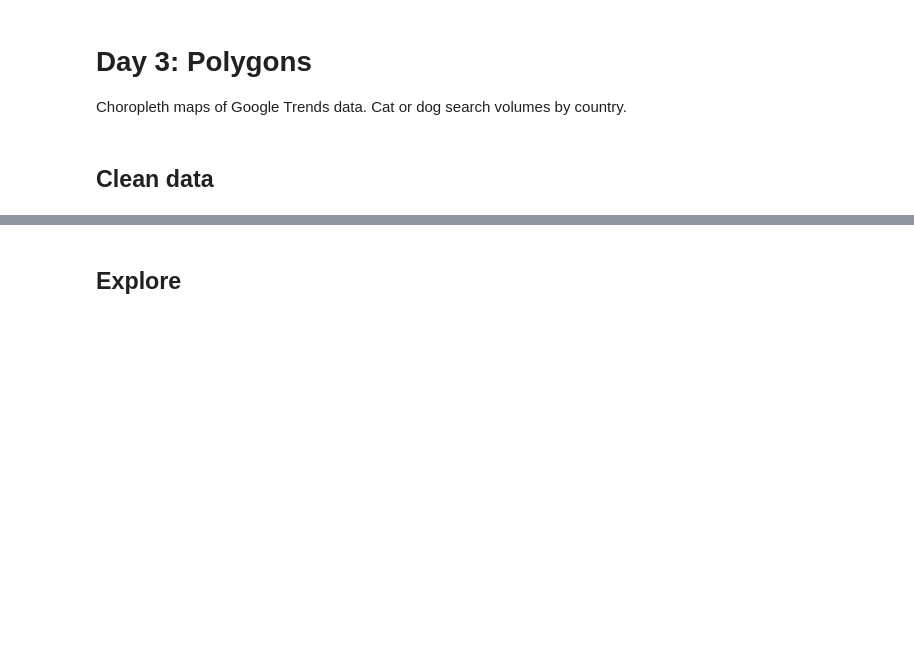
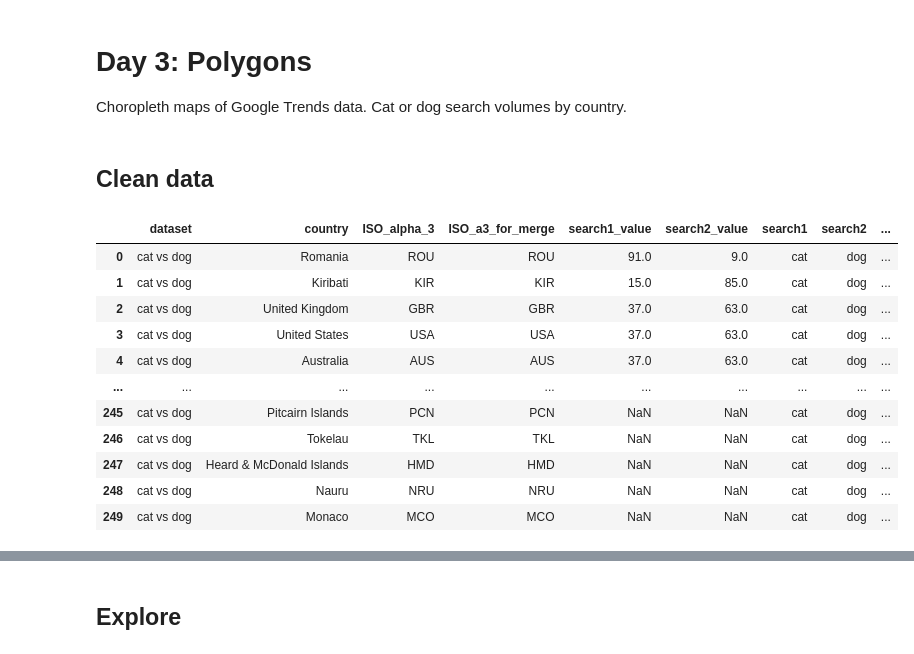
Before and after one commit to Lisa-Ho/30-day-map-challenge, a Jupyter notebook: 2025/day3-opposites/googles-search-opposites.ipynb, the cells around one changed output, grey strips where cells are left out. Drawn from its saved outputs; the diff is of its cells as text; code cells hidden in the pictures; blank space fills up the shorter version.

```diff
--- a/2025/day3-opposites/googles-search-opposites.ipynb
+++ b/2025/day3-opposites/googles-search-opposites.ipynb
@@ -88,9 +102,94 @@ def get_alpha_3(name):
+# %%
+#load all files
+df_raw = []
+for i, file in enumerate(files["filepath"]):
+    df_file = pd.read_csv(file, skiprows=2,  header=0,
+                          names=["country", "search1_value", "search2_value"])
+    df_file["filename"] = files["filename"][i]
+    df_raw.append(df_file)
+df_raw = pd.concat(df_raw)
+
+#clean up filename
+df_raw["search1"] = [i.split("_")[0] for i in df_raw["filename"]]
+df_raw["search2"] = [i.split("_")[1] for i in df_raw["filename"]]
+df_raw["sample"] = [i.split("_")[2] for i in df_raw["filename"]]
+
+#clean country names
+df_raw["country_clean"] = df_raw["country"].apply(clean_country)
+df_raw["ISO_alpha_3"] = df_raw["country_clean"].apply(get_alpha_3)
 # %%
-#clean and apply ISO codes
-df = pd.read_csv("cat_dog_all.csv", skiprows=2)
-df["Country_clean"] = df["Country"].apply(clean_country)
-df["ISO_alpha_3"] = df["Country_clean"].apply(get_alpha_3)
+#clean data set
+df = df_raw[df_raw["sample"]=="all"]
 
-# Optional: save to new CSV
-# df.to_csv("geoMap_with_ISO.csv", index=False)
+#merge values from filtered sample to check if it's low search volume
+_filtered = df_raw["sample"] == "filtered"
+df = pd.merge(df, df_raw[_filtered][["ISO_alpha_3", "search1", "search2", "search1_value"]],
+              left_on = ["ISO_alpha_3", "search1", "search2"],
+              right_on =["ISO_alpha_3", "search1", "search2"]
+              ).rename(columns={"search1_value_y": "low_volume",
+                                "search1_value_x": "search1_value"})
+df["low_volume"] = ["Yes" if pd.isna(i) else "No" for i in df["low_volume"]]
+
+#search values as numeric
+df["search1_value"] = pd.to_numeric(df["search1_value"].str.replace("%", ""), errors="coerce")
+df["search2_value"] = pd.to_numeric(df["search2_value"].str.replace("%", ""), errors="coerce")
+
+#change df volume to missing
+df.loc[(df["search1_value"].isna()) & (df["search2_value"].isna()) , "low_volume"] = "Missing"
+df.loc[df["low_volume"] != "Missing", "search1_value"] = df.loc[df["low_volume"] != "Missing", "search1_value"].fillna(0)
+df.loc[df["low_volume"] != "Missing", "search2_value"] = df.loc[df["low_volume"] != "Missing", "search2_value"].fillna(0)
+
+#check which search is higher and assign colour group
+color_group = []
+color_group_n = []
+color_group_label = []
+for i in range(len(df)):
+    if df["search1_value"][i] > df["search2_value"][i]:
+        color_group.append("search1")
+        color_group_n.append(6)
+        color_group_label.append(df["search1"][i])
+    elif df["search2_value"][i] > df["search1_value"][i]:
+        color_group_n.append(2)
+        color_group.append("search2")
+        color_group_label.append(df["search2"][i])
+    elif  df["search2_value"][i] == df["search1_value"][i]:
+        color_group.append("both")
+        color_group_n.append(4)
+        color_group_label.append('same')
+    else:
+        color_group.append(np.nan)
+        color_group_n.append(np.nan)
+        color_group_label.append(np.nan)
+
+df["top_search"] = color_group_label
+df["color_group_label"] = color_group
+df["color_group_n"] = color_group_n
+df.loc[df["low_volume"] == "Yes", "color_group_n"] -= 1
+df.loc[df["low_volume"] == "Yes", "color_group_label"] += " low"
+
+#change code for South Sudan to match Natural Earth dataset
+df["ISO_a3_for_merge"] = df["ISO_alpha_3"].str.replace("SSD", "SDS").str.replace("ESH", "SAH")
+
+
+#add data set name
+df["dataset"] = df["search1"] + " vs " + df["search2"]
+
+#reduce number of columns
+df = df[['dataset','country','ISO_alpha_3','ISO_a3_for_merge', 'search1_value', 'search2_value',  'search1',
+       'search2',  'low_volume', 'top_search', 'color_group_label', 'color_group_n'
+       ]]
+
+df
 # %% [output]
+|  | dataset | country | ISO_alpha_3 | ISO_a3_for_merge | search1_value | search2_value | search1 | search2 | ... |
+| 0 | cat vs dog | Romania | ROU | ROU | 91.0 | 9.0 | cat | dog | ... |
+| 1 | cat vs dog | Kiribati | KIR | KIR | 15.0 | 85.0 | cat | dog | ... |
+| 2 | cat vs dog | United Kingdom | GBR | GBR | 37.0 | 63.0 | cat | dog | ... |
+| 3 | cat vs dog | United States | USA | USA | 37.0 | 63.0 | cat | dog | ... |
+| 4 | cat vs dog | Australia | AUS | AUS | 37.0 | 63.0 | cat | dog | ... |
+| ... | ... | ... | ... | ... | ... | ... | ... | ... | ... |
+| 245 | cat vs dog | Pitcairn Islands | PCN | PCN | NaN | NaN | cat | dog | ... |
+| 246 | cat vs dog | Tokelau | TKL | TKL | NaN | NaN | cat | dog | ... |
+| 247 | cat vs dog | Heard & McDonald Islands | HMD | HMD | NaN | NaN | cat | dog | ... |
+| 248 | cat vs dog | Nauru | NRU | NRU | NaN | NaN | cat | dog | ... |
+| 249 | cat vs dog | Monaco | MCO | MCO | NaN | NaN | cat | dog | ... |
```
Also changed, not shown: parts of 22 cells of this notebook.
